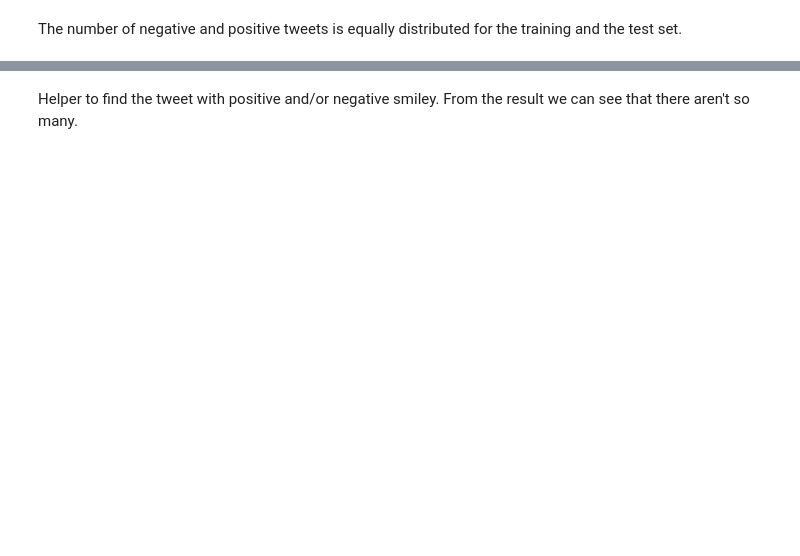
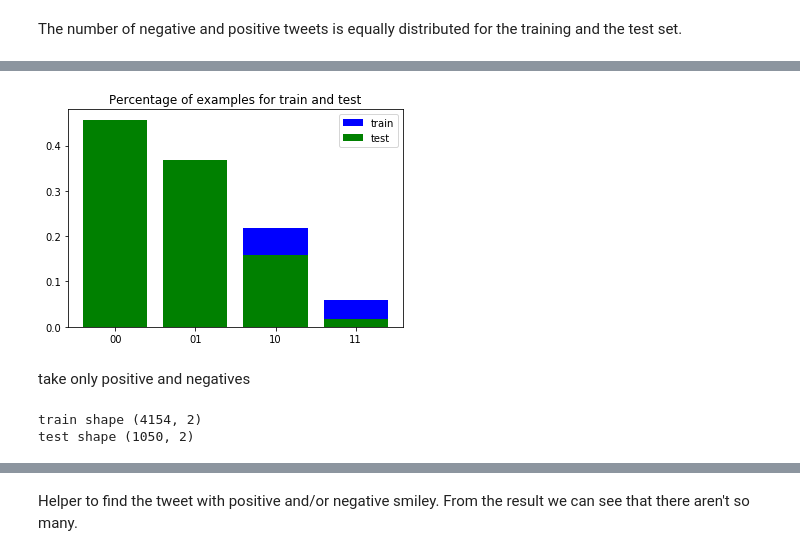
Before and after one commit to teamdigitale/pa-in-ascolto, a Jupyter notebook: sentipolc-preprocessing.ipynb, the cells around one changed output, grey strips where cells are left out. Cells and saved outputs as stored; diff of their text form; code cells hidden in the pictures; blank space fills up the shorter version.

```diff
--- a/sentipolc-preprocessing.ipynb
+++ b/sentipolc-preprocessing.ipynb
@@ -49,5 +80,12 @@ columns = ['text', 'lpos']
 train_data_raw = df_train[columns].as_matrix()
 test_data_raw = df_test[columns].as_matrix()
+# %%
+def combine_sentiment(data):
+    for r in data:
+        yield [r[0], str(r[1]) + str(r[2])]
+# %%
+train_data_raw = list(combine_sentiment(train_data_raw))
+test_data_raw = list(combine_sentiment(test_data_raw))
 # %%
 print(train_data_raw[:2])
 print(test_data_raw[:2])
@@ -62,0 +95,5 @@ print(test_data_raw[:2])
+# %%
+df_train_sentiment = pd.DataFrame(train_data_raw, columns=['text', 'sentiment'])
+train_dist = df_train_sentiment['sentiment'].value_counts() / len(df_train_sentiment)
+print('CLASS DISTRIBUTION')
+train_dist
@@ -62,0 +107,5 @@ print(test_data_raw[:2])
+# %%
+df_test_sentiment = pd.DataFrame(test_data_raw, columns=['text', 'sentiment'])
+test_dist = df_test_sentiment['sentiment'].value_counts() / len(df_test_sentiment)
+print('CLASS DISTRIBUTION')
+test_dist
@@ -62,0 +119,12 @@ print(test_data_raw[:2])
+# %%
+plt.figure(1)
+ax = plt.subplot(111)
+ax.bar(train_dist.index, train_dist, color = 'b', label= 'train')
+ax.bar(test_dist.index, test_dist, color = 'g', label= 'test')
+ax.legend(['train', 'test'])
+plt.title('Percentage of examples for train and test')
+plt.show()
+# %% [output]
+[figure, added]
+# %% [markdown]
+take only positive and negatives
@@ -62,0 +140,6 @@ print(test_data_raw[:2])
+# %%
+print('train shape {}'.format(train_data_raw.shape))
+print('test shape {}'.format(test_data_raw.shape))
+# %% [output]
+train shape (4154, 2)
+test shape (1050, 2)
```
Also changed, not shown: parts of 42 cells of this notebook, 17 other files.
